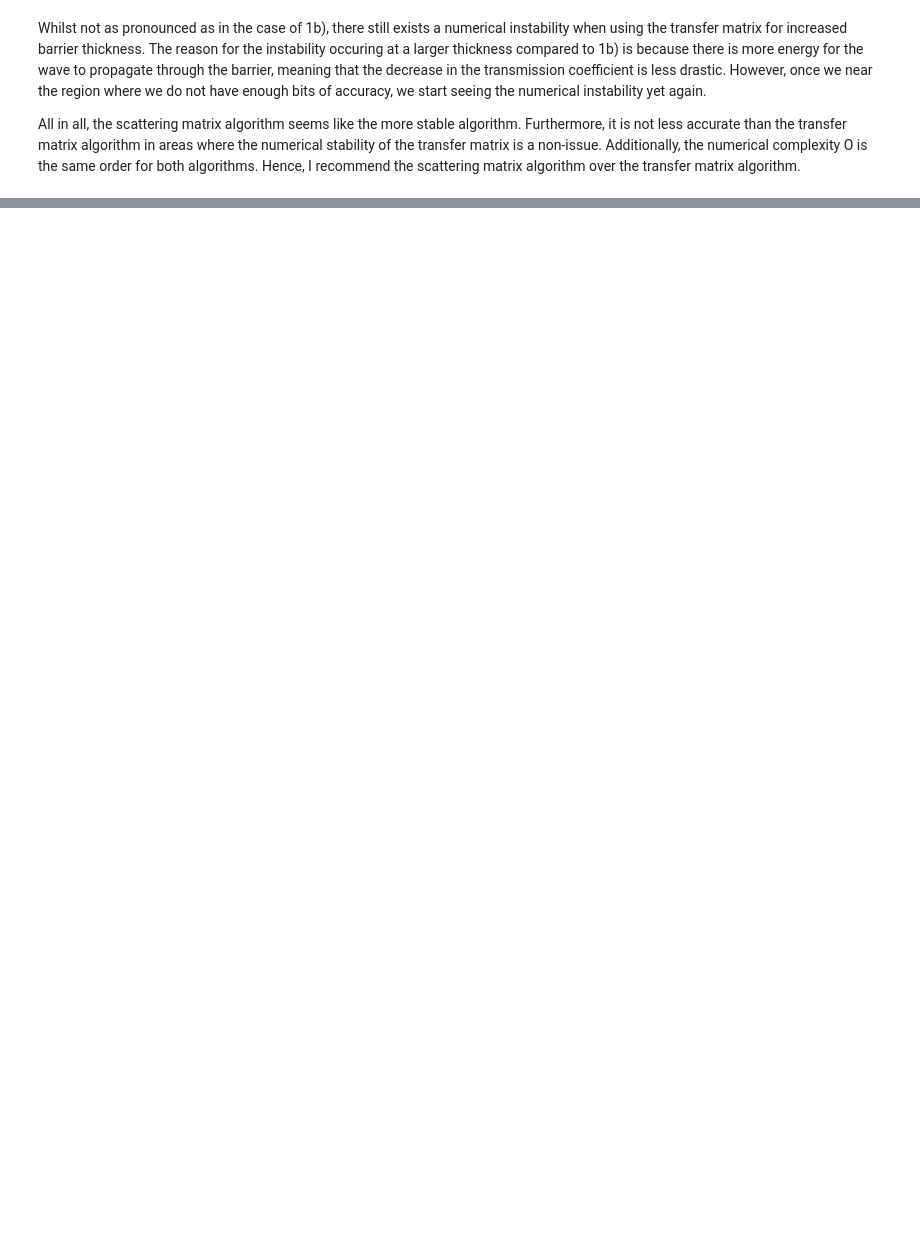
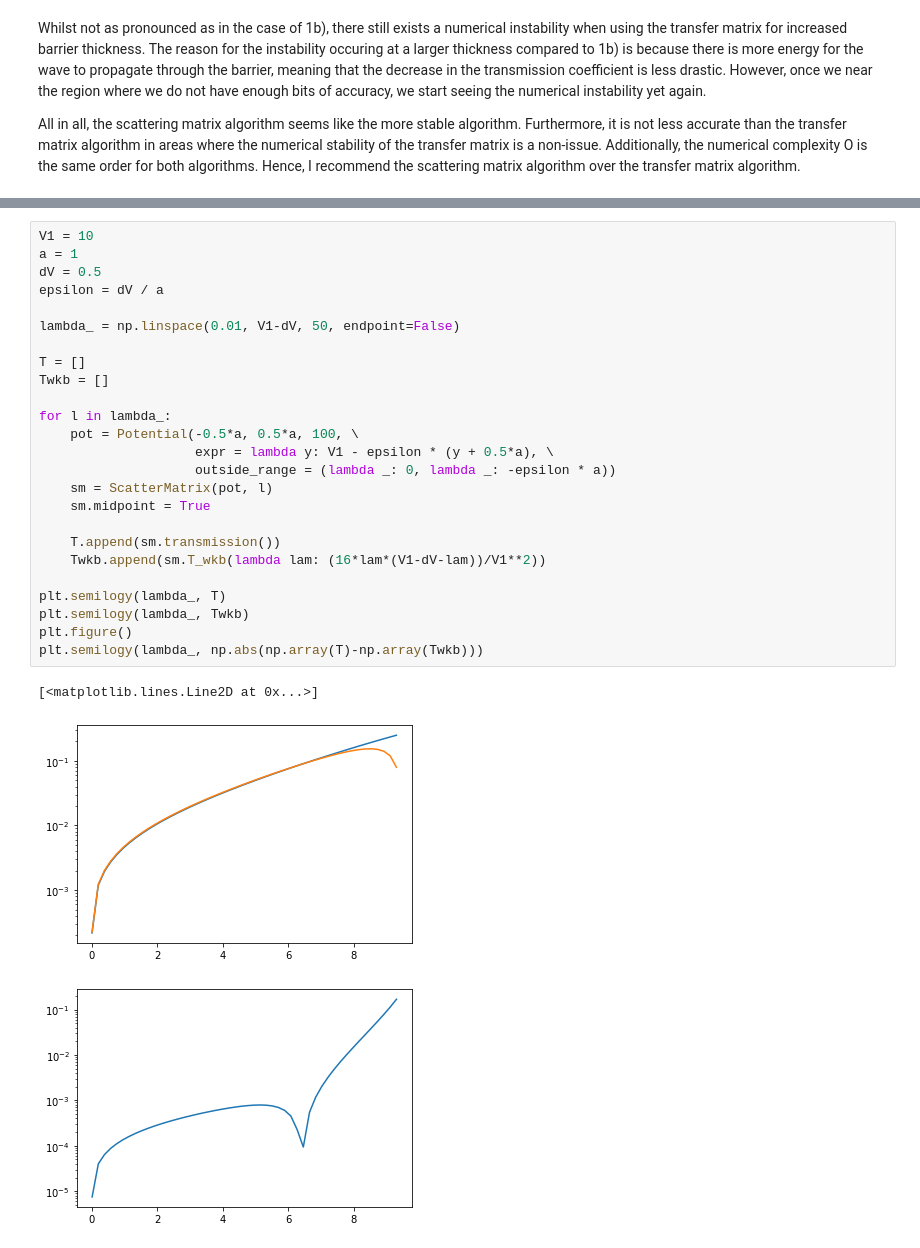
Before and after one commit to KevoSoftworks/computational_physics, a Jupyter notebook: 3_wave_propagation/wave_propagation.ipynb, the cells around one changed output, grey strips where cells are left out. Drawn from its saved outputs; the diff is of its cells as text; blank space fills up the shorter version.

```diff
--- a/3_wave_propagation/wave_propagation.ipynb
+++ b/3_wave_propagation/wave_propagation.ipynb
@@ -171,0 +210,29 @@ All in all, the scattering matrix algorithm seems like the more stable algorithm
+# %%
+V1 = 10
+a = 1
+dV = 0.5
+epsilon = dV / a
+
+lambda_ = np.linspace(0.01, V1-dV, 50, endpoint=False)
+
+T = []
+Twkb = []
+
+for l in lambda_:
+    pot = Potential(-0.5*a, 0.5*a, 100, \
+                    expr = lambda y: V1 - epsilon * (y + 0.5*a), \
+                    outside_range = (lambda _: 0, lambda _: -epsilon * a))
+    sm = ScatterMatrix(pot, l)
+    sm.midpoint = True
+
+    T.append(sm.transmission())
+    Twkb.append(sm.T_wkb(lambda lam: (16*lam*(V1-dV-lam))/V1**2))
+
+plt.semilogy(lambda_, T)
+plt.semilogy(lambda_, Twkb)
+plt.figure()
+plt.semilogy(lambda_, np.abs(np.array(T)-np.array(Twkb)))
+# %% [output]
+[<matplotlib.lines.Line2D at 0x...>]
+[figure, added]
+[figure, added]
```
Also changed, not shown: parts of 4 cells of this notebook, 1 other file.
